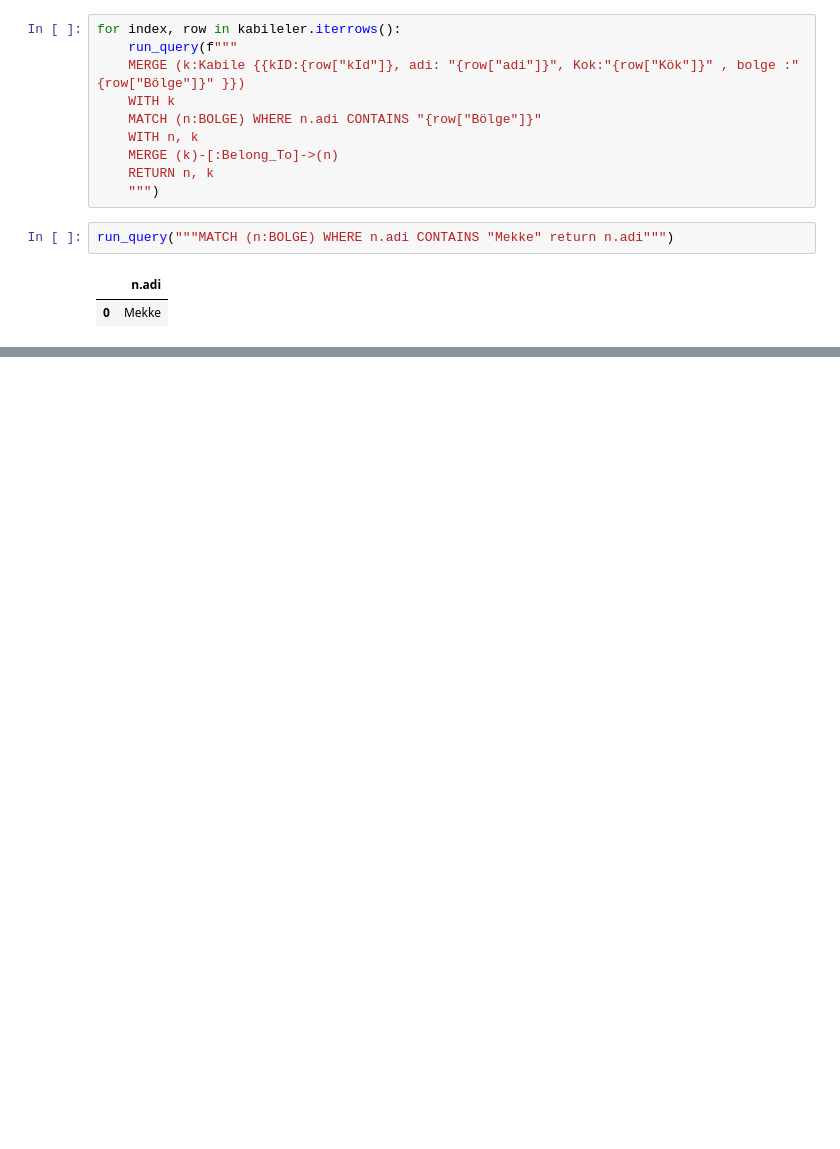
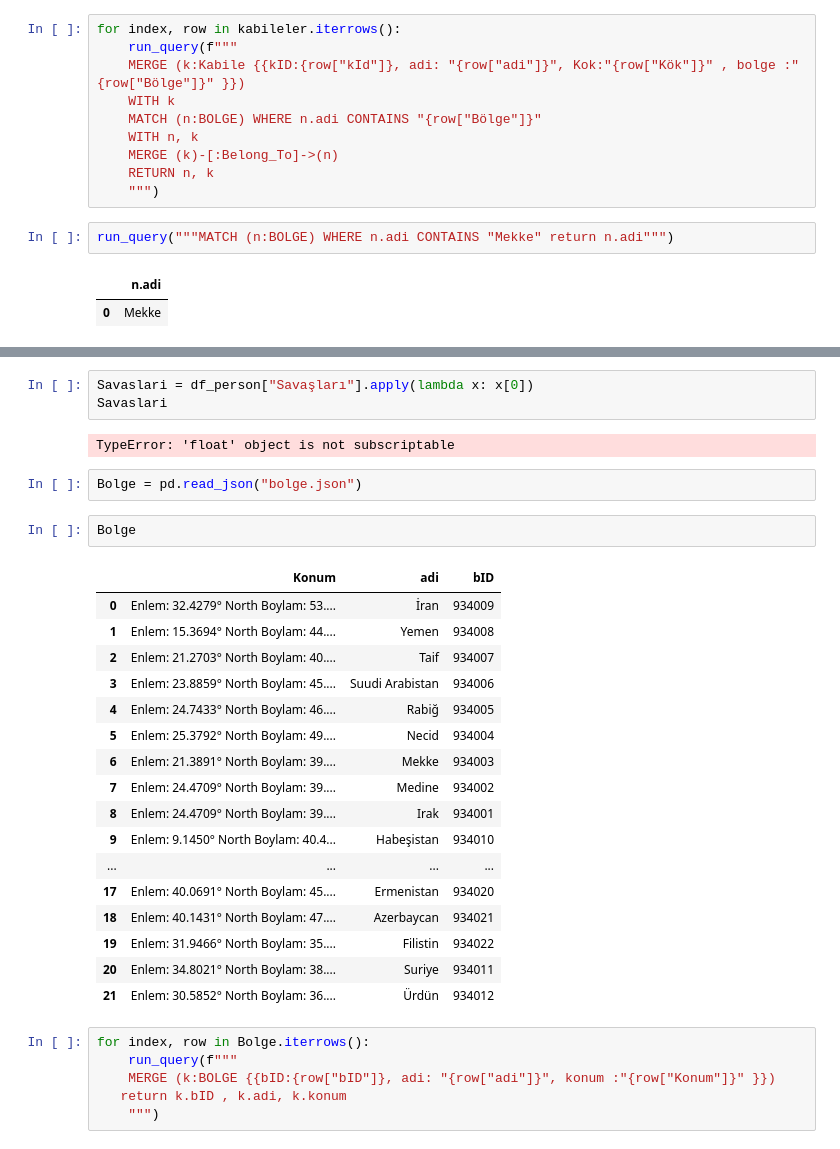
Before and after one commit to Mujahid0Abdullah/neo4j_project, a Jupyter notebook: neo4jEx1.ipynb, the cells around one changed output, grey strips where cells are left out. Drawn from its saved outputs; the diff is of its cells as text; blank space fills up the shorter version.

```diff
--- a/neo4jEx1.ipynb
+++ b/neo4jEx1.ipynb
@@ -270,0 +512,33 @@ run_query("""MATCH (n:BOLGE) WHERE n.adi CONTAINS "Mekke" return n.adi""")
+# %%
+Savaslari = df_person["Savaşları"].apply(lambda x: x[0])
+Savaslari
+# %% [output]
+TypeError: 'float' object is not subscriptable
+# %%
+Bolge = pd.read_json("bolge.json")
+# %%
+Bolge
+# %% [output]
+|  | Konum | adi | bID |
+| 0 | Enlem: 32.4279° North Boylam: 53.... | İran | 934009 |
+| 1 | Enlem: 15.3694° North Boylam: 44.... | Yemen | 934008 |
+| 2 | Enlem: 21.2703° North Boylam: 40.... | Taif | 934007 |
+| 3 | Enlem: 23.8859° North Boylam: 45.... | Suudi Arabistan | 934006 |
+| 4 | Enlem: 24.7433° North Boylam: 46.... | Rabiğ | 934005 |
+| 5 | Enlem: 25.3792° North Boylam: 49.... | Necid | 934004 |
+| 6 | Enlem: 21.3891° North Boylam: 39.... | Mekke | 934003 |
+| 7 | Enlem: 24.4709° North Boylam: 39.... | Medine | 934002 |
+| 8 | Enlem: 24.4709° North Boylam: 39.... | Irak | 934001 |
+| 9 | Enlem: 9.1450° North Boylam: 40.4... | Habeşistan | 934010 |
+| ... | ... | ... | ... |
+| 17 | Enlem: 40.0691° North Boylam: 45.... | Ermenistan | 934020 |
+| 18 | Enlem: 40.1431° North Boylam: 47.... | Azerbaycan | 934021 |
+| 19 | Enlem: 31.9466° North Boylam: 35.... | Filistin | 934022 |
+| 20 | Enlem: 34.8021° North Boylam: 38.... | Suriye | 934011 |
+| 21 | Enlem: 30.5852° North Boylam: 36.... | Ürdün | 934012 |
+# %%
+for index, row in Bolge.iterrows():
+    run_query(f"""
+    MERGE (k:BOLGE {{bID:{row["bID"]}, adi: "{row["adi"]}", konum :"{row["Konum"]}" }})
+   return k.bID , k.adi, k.konum
+    """)
```
Also changed, not shown: parts of 38 cells of this notebook, 6 other files.
